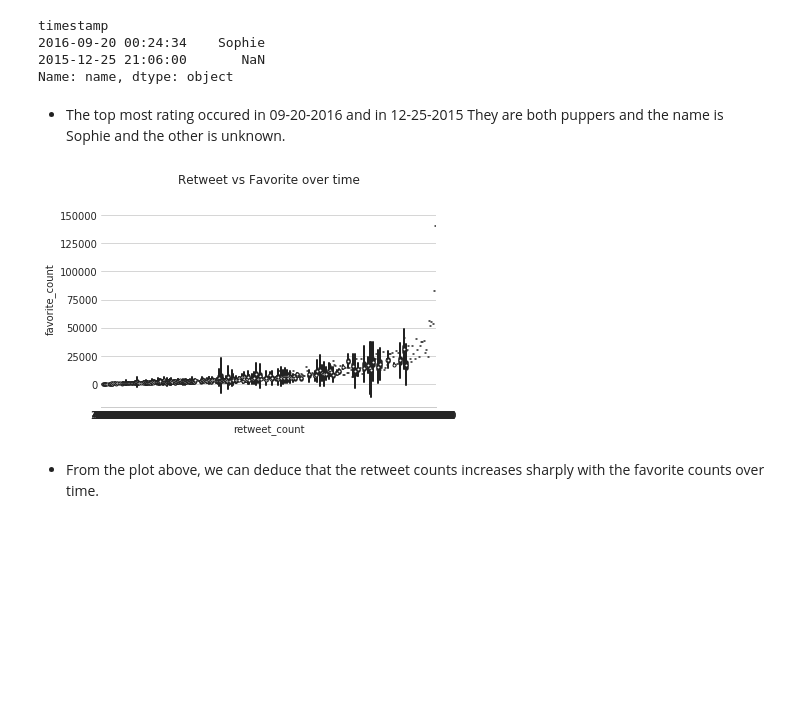
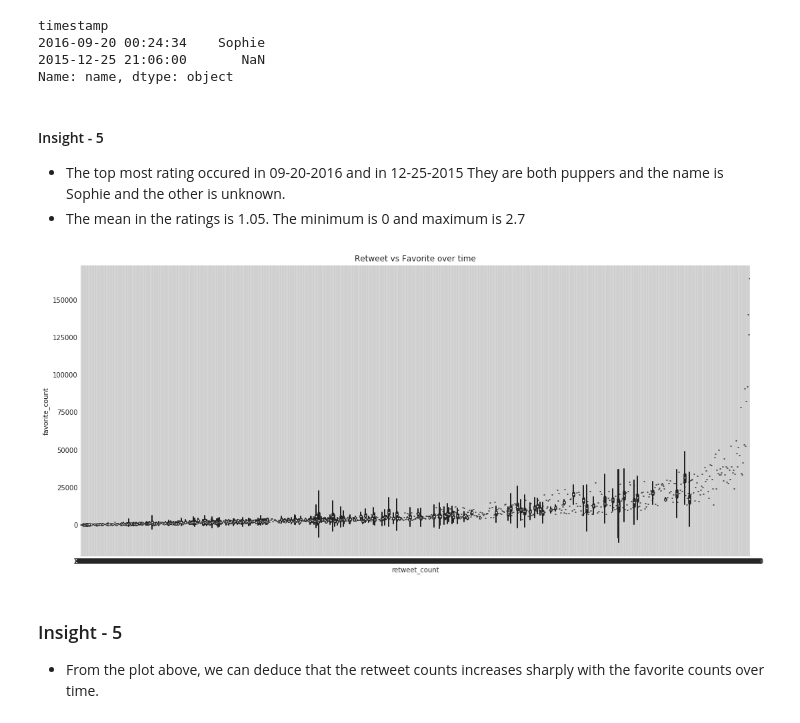
Before and after one commit to J2Naughton/WoofDog, a Jupyter notebook: wrangle_act.ipynb, the cells around one changed output. Saved outputs shown, nothing was run; the diff lists cells and outputs as text; code cells hidden in the pictures; blank space fills up the shorter version.

```diff
--- a/wrangle_act.ipynb
+++ b/wrangle_act.ipynb
@@ -731,16 +800,21 @@ timestamp
 2015-12-25 21:06:00       NaN
 Name: name, dtype: object
 # %% [markdown]
-  * The top most rating occured in 09-20-2016 and in 12-25-2015
+ #### Insight - 5
+ * The top most rating occured in 09-20-2016 and in 12-25-2015
     They are both puppers and the name is Sophie and the other
     is unknown.
+ * The mean in the ratings is 1.05. The minimum is 0 and maximum is 2.7
 # %%
+plt.figure(figsize=(18,8))
 sns.set_style("whitegrid")
 sns.violinplot(x=df1_clean['retweet_count'], y=df1_clean['favorite_count'], palette="Blues")
 sns.despine(left=True)
 plt.title('Retweet vs Favorite over time')
+plt.grid()
 plt.savefig('RetweetsnFavorite.png')
 # %% [output]
-[figure, old version]
+[figure, new version]
 # %% [markdown]
-  * From the plot above, we can deduce that the retweet counts increases sharply with the favorite counts over time.
+ ### Insight - 5
+ * From the plot above, we can deduce that the retweet counts increases sharply with the favorite counts over time.
```
Also changed, not shown: parts of 88 cells of this notebook.
